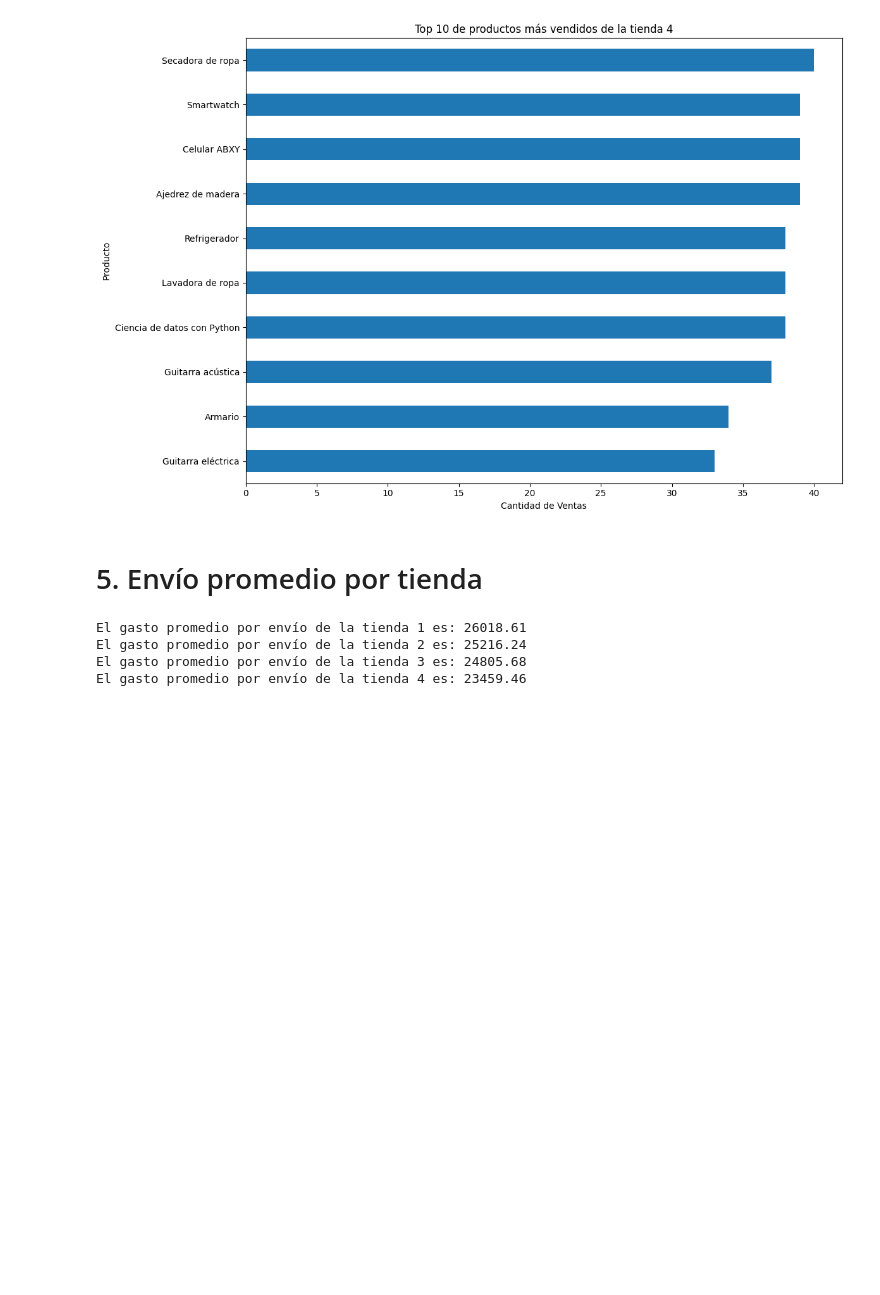
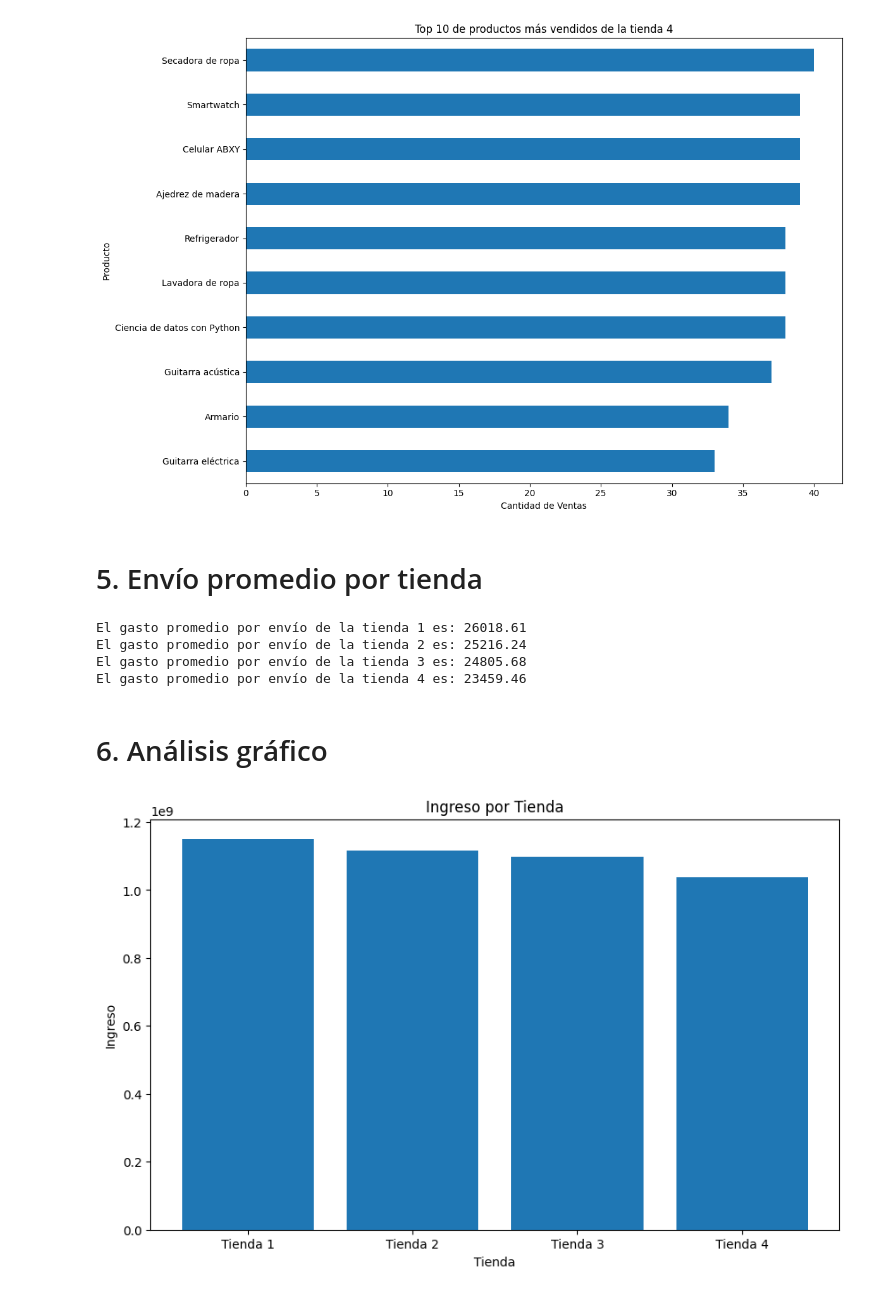
Before and after one commit to AlexHades/challenge-alura-store, a Jupyter notebook: AluraStoreLatam.ipynb, the cells around one changed output. Drawn from its saved outputs; the diff is of its cells as text; code cells hidden in the pictures; blank space fills up the shorter version.

Commit message:
Actualización hasta análisis gráfico

```diff
--- a/AluraStoreLatam.ipynb
+++ b/AluraStoreLatam.ipynb
@@ -40,6 +40,11 @@ Ingresos de la tienda 1: 1150880400.0
 Ingresos de la tienda 2: 1116343500.0
 Ingresos de la tienda 3: 1098019600.0
 Ingresos de la tienda 4: 1038375700.0
+# %%
+df_ingresos = pd.DataFrame({
+    "Tienda": ["Tienda 1", "Tienda 2", "Tienda 3", "Tienda 4"],
+    "Ingreso": [ingresos_tienda1, ingresos_tienda2, ingresos_tienda3, ingresos_tienda4]
+})
 # %% [markdown]
 # 2. Ventas por categoría
 # %%
@@ -137,0 +153,12 @@ El gasto promedio por envío de la tienda 4 es: 23459.46
+# %% [markdown]
+# 6. Análisis gráfico
+# %%
+# Gráfico de ingresos por tienda
+plt.figure(figsize=(10,6))
+plt.bar(df_ingresos["Tienda"], df_ingresos["Ingreso"])
+plt.xlabel("Tienda")
+plt.ylabel("Ingreso")
+plt.title("Ingreso por Tienda")
+plt.show()
+# %% [output]
+[figure, added]
```
Also changed, not shown: parts of 6 cells of this notebook.
